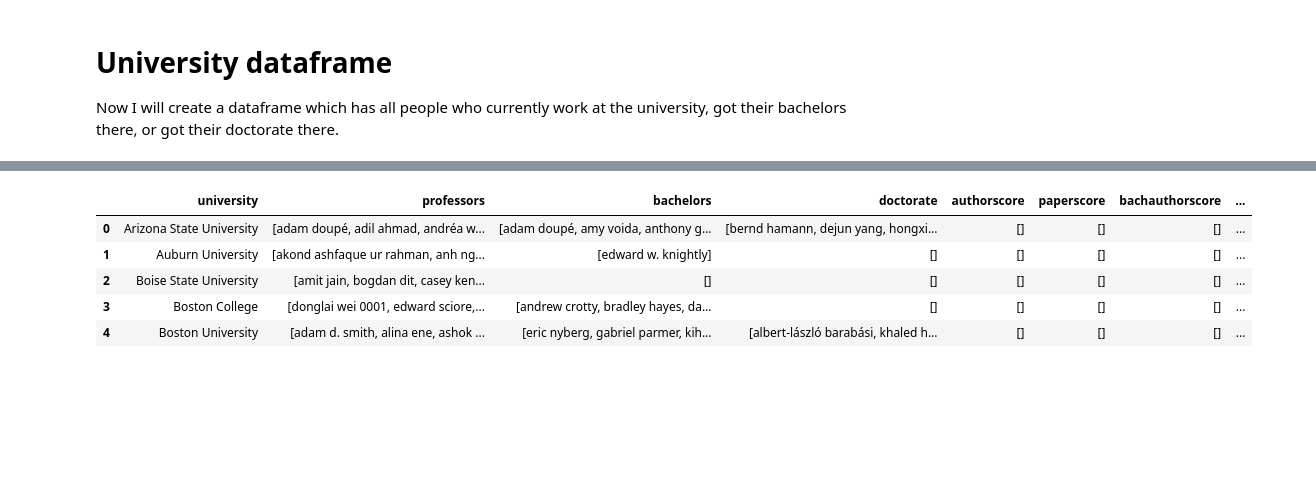
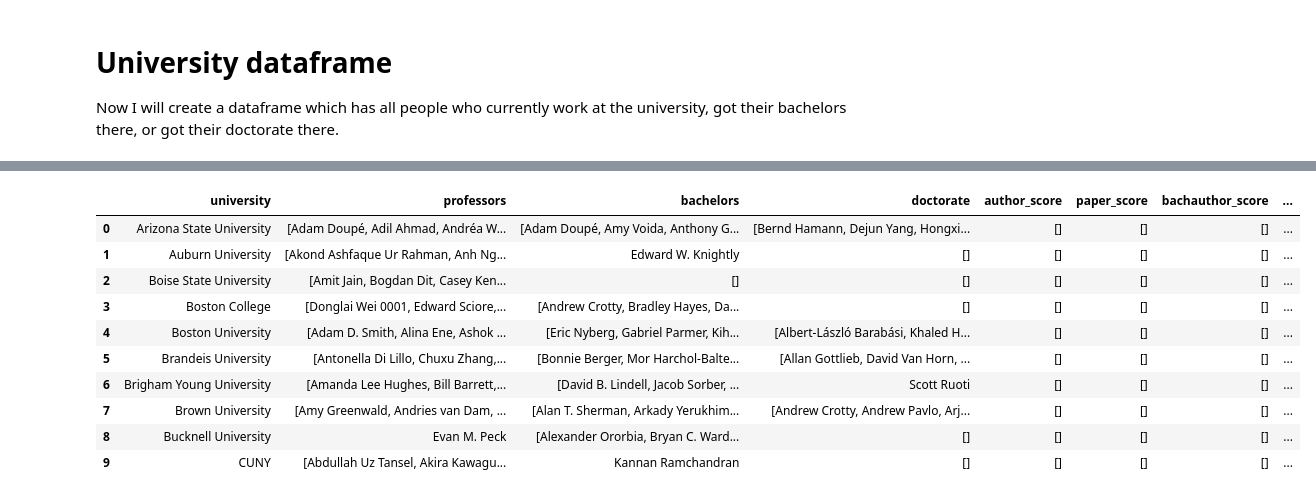
Before and after one commit to sachiniyer/my_college_rankings, a Jupyter notebook: main.ipynb, the cells around one changed output, grey strips where cells are left out. Drawn from its saved outputs; the diff is of its cells as text; code cells hidden in the pictures; blank space fills up the shorter version.

```diff
--- a/main.ipynb
+++ b/main.ipynb
@@ -490,18 +494,17 @@ I will compute three scores, one for relationship between bachelor with placemen
 
 I will do this by mapping dfcsprofs onto dfscore, which will let me value each one of the connections.
 # %%
-dfscoreplacement = dfscore.copy()
-dfscoreplacement['name'] = dfscoreplacement['name'].str.lower()
-dfcsprofsplacement = dfcsprofs.copy()
-dfcsprofsplacement['name'] = dfcsprofsplacement['FullName'].str.lower()
-dfcsprofsplacement['university'] = dfcsprofsplacement['University'].apply(get_alias)
-dfcsprofsplacement['bachelors'] = dfcsprofsplacement['Bachelors'].apply(get_alias)
-dfcsprofsplacement['doctorate'] = dfcsprofsplacement['Doctorate'].apply(get_alias)
+dfscore_placement = dfscore.copy()
+dfcsprofs_placement = dfcsprofs.copy()
+dfcsprofs_placement['name'] = dfcsprofs_placement['FullName'].str.lower()
+dfcsprofs_placement['university'] = dfcsprofs_placement['University'].apply(get_alias)
+dfcsprofs_placement['bachelors'] = dfcsprofs_placement['Bachelors'].apply(get_alias)
+dfcsprofs_placement['doctorate'] = dfcsprofs_placement['Doctorate'].apply(get_alias)
 
-mapping_dict = dict(zip(dfcsprofsplacement['name'], zip(dfcsprofsplacement['university'],
-                                                        dfcsprofsplacement['bachelors'],
-                                                        dfcsprofsplacement['doctorate'])))
-dfscoreplacement[['placement', 'bachelors', 'doctorate']] = dfscoreplacement['name'].map(mapping_dict).apply(pd.Series)
+mapping_dict = dict(zip(dfcsprofs_placement['name'], zip(dfcsprofs_placement['university'],
+                                                        dfcsprofs_placement['bachelors'],
+                                                        dfcsprofs_placement['doctorate'])))
+dfscore_placement[['placement', 'bachelors', 'doctorate']] = dfscore_placement['name_lower'].map(mapping_dict).apply(pd.Series)
 
-dfscoreplacement.describe()
+dfscore_placement.describe()
 # %% [output]
@@ -543,9 +548,9 @@ dfscoreplacement.sample(3)
 
 Now I will create a dataframe which has all people who currently work at the university, got their bachelors there, or got their doctorate there.
 # %%
-unique_unis = np.unique(np.concatenate([dfscoreplacement['university'].dropna(),
-                                        dfscoreplacement['bachelors'].dropna(),
-                                        dfscoreplacement['doctorate'].dropna()]))
+unique_unis = np.unique(np.concatenate([dfscore_placement['university'].dropna(),
+                                        dfscore_placement['bachelors'].dropna(),
+                                        dfscore_placement['doctorate'].dropna()]))
 
 length = len(unique_unis)
 inner_arrays = []
@@ -567,5 +572,5 @@ dfuniversity.sample(3)
 # %%
-for index, row in tqdm(dfscoreplacement.iterrows(), desc="Merge Scores", unit="item", total=len(dfscoreplacement)):
+for index, row in tqdm(dfscore_placement.iterrows(), desc="Merge Scores", unit="item", total=len(dfscore_placement)):
     name = row['name']
     university = row['university']
     bachelors = row['bachelors']
@@ -595,15 +607,20 @@ dfuniversity.sample(3)
 # %%
-dfuniversity['authorscore'] = inner_arrays
-dfuniversity['paperscore'] = inner_arrays
-dfuniversity['bachauthorscore'] = inner_arrays
-dfuniversity['bachpaperscore'] = inner_arrays
-dfuniversity['doctauthorscore'] = inner_arrays
-dfuniversity['doctpaperscore'] = inner_arrays
-dfuniversity.head()
+dfuniversity['author_score'] = inner_arrays
+dfuniversity['paper_score'] = inner_arrays
+dfuniversity['bachauthor_score'] = inner_arrays
+dfuniversity['bachpaper_score'] = inner_arrays
+dfuniversity['doctauthor_score'] = inner_arrays
+dfuniversity['doctpaper_score'] = inner_arrays
+dfuniversity.head(10)
 # %% [output]
-|  | university | professors | bachelors | doctorate | authorscore | paperscore | bachauthorscore | ... |
-| 0 | Arizona State University | [adam doupé, adil ahmad, andréa w... | [adam doupé, amy voida, anthony g... | [bernd hamann, dejun yang, hongxi... | [] | [] | [] | ... |
-| 1 | Auburn University | [akond ashfaque ur rahman, anh ng... | [edward w. knightly] | [] | [] | [] | [] | ... |
-| 2 | Boise State University | [amit jain, bogdan dit, casey ken... | [] | [] | [] | [] | [] | ... |
-| 3 | Boston College | [donglai wei 0001, edward sciore,... | [andrew crotty, bradley hayes, da... | [] | [] | [] | [] | ... |
-| 4 | Boston University | [adam d. smith, alina ene, ashok ... | [eric nyberg, gabriel parmer, kih... | [albert-lászló barabási, khaled h... | [] | [] | [] | ... |
+|  | university | professors | bachelors | doctorate | author_score | paper_score | bachauthor_score | ... |
+| 0 | Arizona State University | [Adam Doupé, Adil Ahmad, Andréa W... | [Adam Doupé, Amy Voida, Anthony G... | [Bernd Hamann, Dejun Yang, Hongxi... | [] | [] | [] | ... |
+| 1 | Auburn University | [Akond Ashfaque Ur Rahman, Anh Ng... | Edward W. Knightly | [] | [] | [] | [] | ... |
+| 2 | Boise State University | [Amit Jain, Bogdan Dit, Casey Ken... | [] | [] | [] | [] | [] | ... |
+| 3 | Boston College | [Donglai Wei 0001, Edward Sciore,... | [Andrew Crotty, Bradley Hayes, Da... | [] | [] | [] | [] | ... |
+| 4 | Boston University | [Adam D. Smith, Alina Ene, Ashok ... | [Eric Nyberg, Gabriel Parmer, Kih... | [Albert-László Barabási, Khaled H... | [] | [] | [] | ... |
+| 5 | Brandeis University | [Antonella Di Lillo, Chuxu Zhang,... | [Bonnie Berger, Mor Harchol-Balte... | [Allan Gottlieb, David Van Horn, ... | [] | [] | [] | ... |
+| 6 | Brigham Young University | [Amanda Lee Hughes, Bill Barrett,... | [David B. Lindell, Jacob Sorber, ... | Scott Ruoti | [] | [] | [] | ... |
+| 7 | Brown University | [Amy Greenwald, Andries van Dam, ... | [Alan T. Sherman, Arkady Yerukhim... | [Andrew Crotty, Andrew Pavlo, Arj... | [] | [] | [] | ... |
+| 8 | Bucknell University | Evan M. Peck | [Alexander Ororbia, Bryan C. Ward... | [] | [] | [] | [] | ... |
+| 9 | CUNY | [Abdullah Uz Tansel, Akira Kawagu... | Kannan Ramchandran | [] | [] | [] | [] | ... |
```
Also changed, not shown: parts of 28 cells of this notebook.
